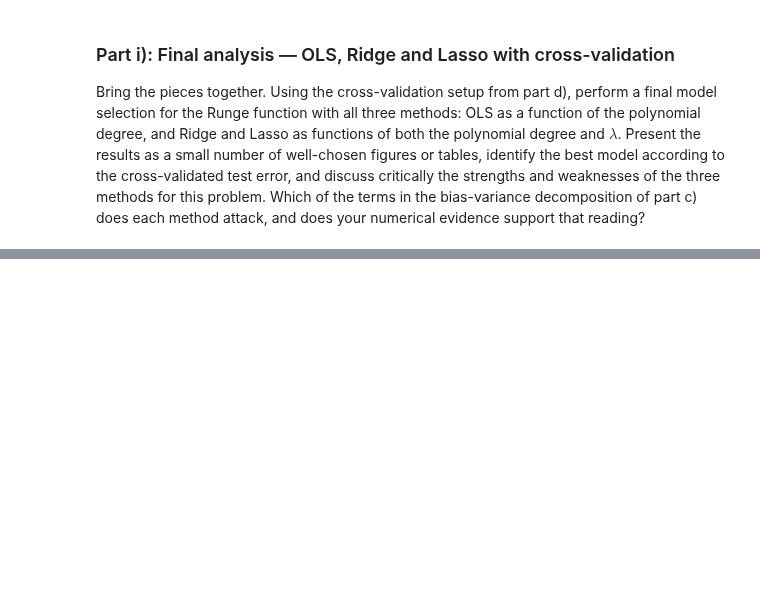
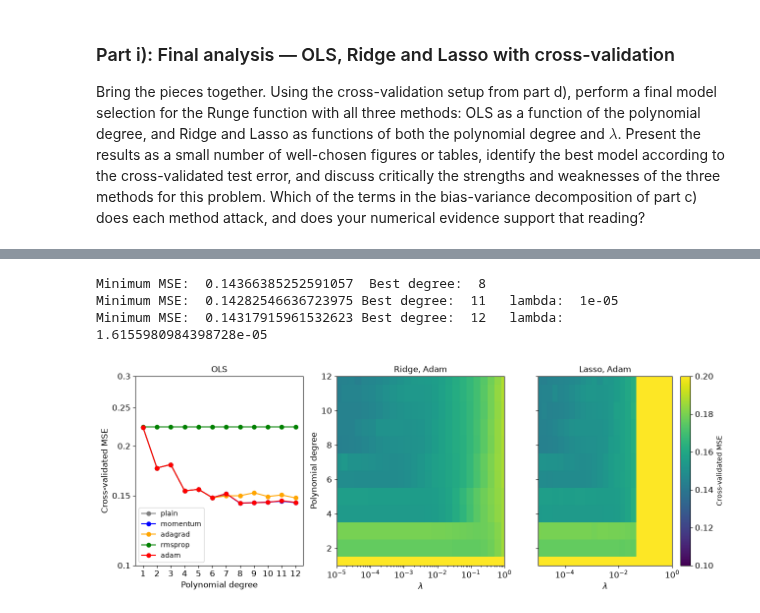
Before and after one commit to lukasMK01/FYS-STK4155, a Jupyter notebook: project_1/wip_project1.ipynb, the cells around one changed output, grey strips where cells are left out. Cells and saved outputs as stored; diff of their text form; code cells hidden in the pictures; blank space fills up the shorter version.

```diff
--- a/project_1/wip_project1.ipynb
+++ b/project_1/wip_project1.ipynb
@@ -1770,6 +1621,6 @@ schedule: t0:  40   t1:  40
 # %%
-
-fig, axes = plt.subplots(1,2,figsize=(8, 4),sharey=True)
+#Plotting the convergence with and without schedule
+fig, axes = plt.subplots(1,2,figsize=(9, 4.5),sharey=True)
 for ax, M in zip(axes.flatten(), (5, 25)):
 
     theta_cf = closed_form(X, y,lam=optimiser_dict["lmbdas"]["Ridge"])
@@ -1800,6 +1651,8 @@ for ax, M in zip(axes.flatten(), (5, 25)):
     ax.set_ylim(1e-6, 1e4)
     ax.grid(alpha=0.5)
     ax.legend(ncol=1)
+    ax.tick_params(axis='both', labelsize=12)
+
 axes[0].set_xlabel("Evaluations (Epochs*n)",fontsize=12)
 axes[1].set_xlabel("Evaluations (Epochs*n)",fontsize=12)
 axes[0].set_title("Number of mini-batches M = 5",fontsize=12)
@@ -1807,5 +1660,6 @@ axes[1].set_title("Number of mini-batches M = 25",fontsize=12)
 axes[0].set_ylabel(r"$\|{\theta}_k-\hat{{\theta}}_{\mathrm{Ridge}}\|_2$",fontsize=12)
 
 plt.tight_layout()
+fig.savefig("project1_taskh2_convergence.png", bbox_inches="tight")
 plt.show()
 # %% [output]
@@ -2007,3 +2044,67 @@ Lasso
 # %%
-#Add table with minimum MSE and at what lambda / degree for all methods and regression methods
-#Make figure above also for all gradient descent methods
+
+# Doing the CV analysis for each method and regression type
+fig, ax = plt.subplots(1, 3, figsize=(15, 5), sharey=False)
+for i, reg_method in enumerate(("OLS", "Ridge", "Lasso")):
+    if reg_method == "OLS":
+        for method in ("plain", "momentum", "adagrad", "rmsprop", "adam"):
+
+            CV_mse = np.zeros(len(degrees))
+            CV_std = np.zeros(len(degrees))
+
+            for ii, degree in enumerate(degrees):
+
+                mine, mine_std = my_kfold_mse(x_cv, y_cv, degree, lmb=0,gamma=optimiser_dict[method][reg_method], k=5,method=method,reg_method=reg_method)
+                CV_mse[ii]= mine
+                CV_std[ii] = mine_std
+
+            ax[i].plot(degrees, CV_mse,  "o-", color=optimiser_dict[method]["color"],label=method)
+            # ax[i].errorbar(degrees, CV_mse, yerr=CV_std, fmt='o', color=optimiser_dict[method]["color"],label=method) # capsize=5
+
+        ax[i].set_yscale("log")
+        ax[i].set_ylim(1e-1, 3e-1)
+        ax[i].set_xlabel("Polynomial degree",fontsize=12)
+        ax[i].set_xticks(np.arange(1, 13, 1))
+        ax[i].set_xticklabels(np.arange(1, 13, 1), fontsize=12)
+        ax[i].set_yticks((0.1,0.15,0.2,0.25,0.3))
+        ax[i].set_yticklabels((0.1,0.15,0.2,0.25,0.3), fontsize=12)
+        ax[i].set_title(f"{reg_method}")
+        ax[i].legend(fontsize=10)
+        print("Minimum MSE: ", CV_mse.min(), " Best degree: ", degrees[np.where(CV_mse == CV_mse.min())[0][0]])
+
+
+    else: #Only look at Adam for Ridge and Lasso
+        method = "adam"
+        CV_mse = np.zeros((len(degrees), len(lambdas)))
+        for ii, degree in enumerate(degrees):
+
+            for jj, lam in enumerate(lambdas):
+                mine, mine_std = my_kfold_mse(x_cv, y_cv, degree, lam,gamma=optimiser_dict[method][reg_method], k=5,method=method,reg_method=reg_method)
+                CV_mse[ii, jj] = mine
+
+
+        im = ax[i].pcolormesh(lambdas,degrees,CV_mse,vmin=1e-1, vmax=2e-1)
+        ax[i].set_xscale("log")
+        ax[i].set_xlabel(r"$\lambda$", fontsize=12)
+        ax[i].set_ylim(1, 12)
+        ax[i].set_xlim(lambdas.min(), lambdas.max())
+
+        print("Minimum MSE: ", np.nanmin(CV_mse), "Best degree: ", degrees[np.where(CV_mse == np.nanmin(CV_mse))[0][0]], "  lambda: ", lambdas[np.where(CV_mse == np.nanmin(CV_mse))[1][0]])
+
+        ax[i].set_title(f"{reg_method}, Adam")
+
+    ax[i].tick_params(axis='both', labelsize=12)
+
+ax[0].set_ylabel("Cross-validated MSE", fontsize=12)
+ax[1].set_ylabel("Polynomial degree", fontsize=12)
+ax[2].set_yticklabels(())
+cbar = fig.colorbar(im, ax=ax[2], label=r"Cross-validated MSE")
+cbar.ax.tick_params(labelsize=12)
+
+plt.savefig(f"project1_taski_allmethods.png", bbox_inches="tight")
+plt.show()
+# %% [output]
+Minimum MSE:  0.14366385252591057  Best degree:  8
+Minimum MSE:  0.14282546636723975 Best degree:  11   lambda:  1e-05
+Minimum MSE:  0.14317915961532623 Best degree:  12   lambda:  1.6155980984398728e-05
+[figure, added]
```
Also changed, not shown: parts of 15 cells of this notebook.
